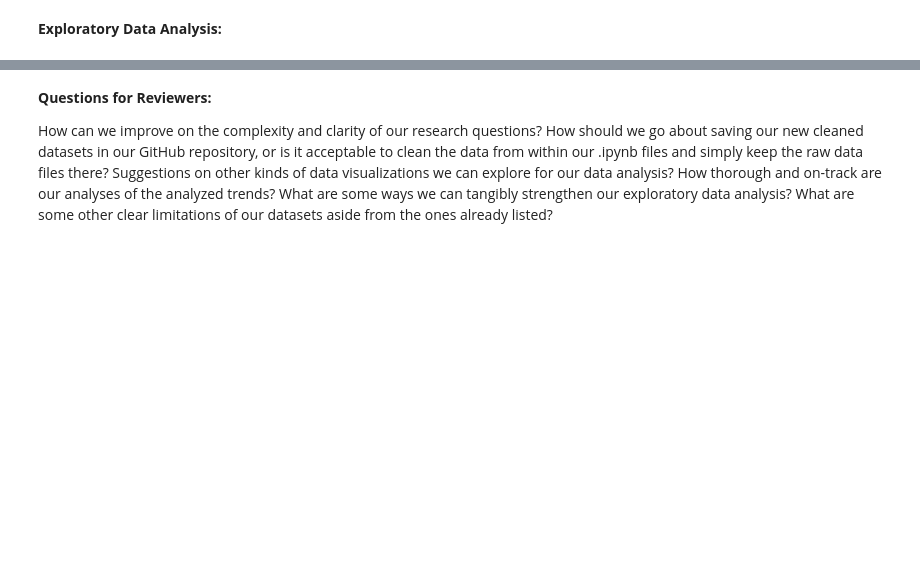
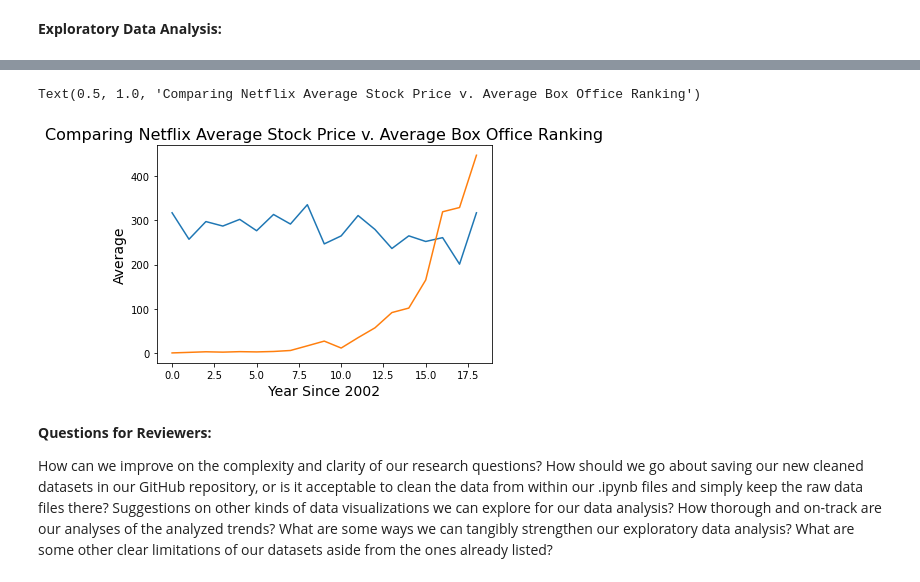
Before and after one commit to jjk-296/2950-project1, a Jupyter notebook: phase2.ipynb, the cells around one changed output, grey strips where cells are left out. Saved outputs shown, nothing was run; the diff lists cells and outputs as text; code cells hidden in the pictures; blank space fills up the shorter version.

```diff
--- a/phase2.ipynb
+++ b/phase2.ipynb
@@ -233,9 +316,12 @@ display(result)
 # %%
 plt.plot(boxrank_netflixclose_df['avgrank'])
 plt.plot(boxrank_netflixclose_df['avgclose'])
-plt.ylabel('avg', fontsize=14)
-plt.xlabel('Year since 2002', fontsize=14)
-plt.title('Comparing Netflix avg stock price and avg Box office rank', fontsize=16)
+plt.ylabel('Average', fontsize=14)
+plt.xlabel('Year Since 2002', fontsize=14)
+plt.title('Comparing Netflix Average Stock Price v. Average Box Office Ranking', fontsize=16)
+# %% [output]
+Text(0.5, 1.0, 'Comparing Netflix Average Stock Price v. Average Box Office Ranking')
+[figure, added]
 # %% [markdown]
 **Questions for Reviewers:**
 
```
Also changed, not shown: parts of 18 cells of this notebook, 1 other file.
